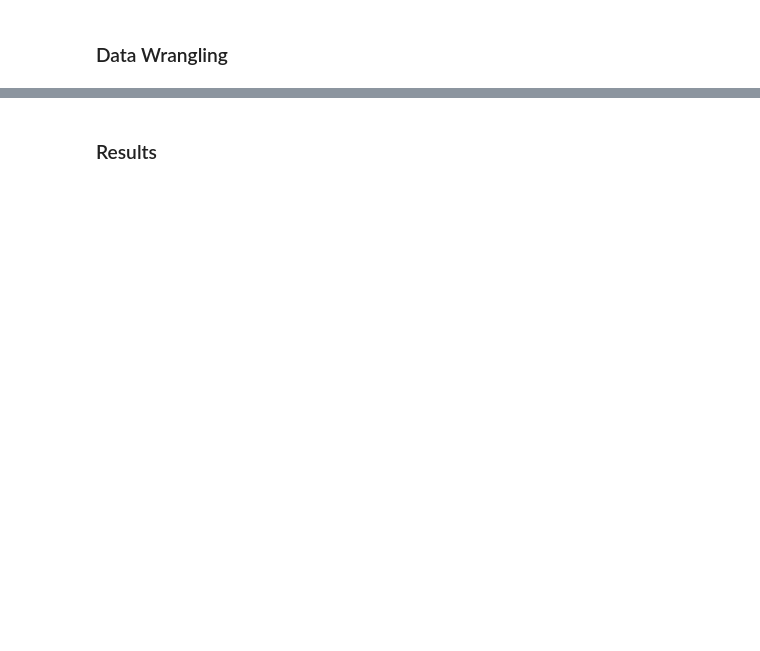
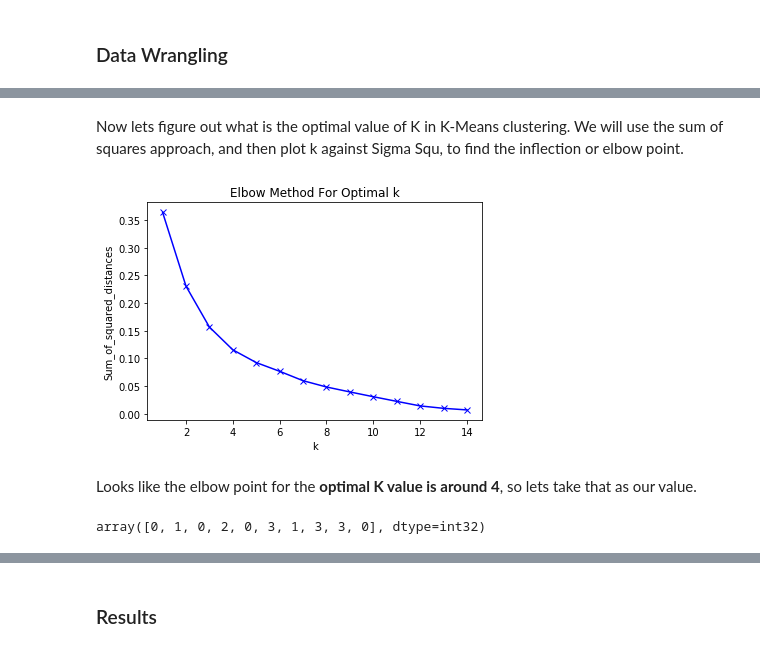
Before and after one commit to brian-naylor/Coursera_Capstone, a Jupyter notebook: Battle of the Neighborhoods (week 1 and 2).ipynb, the cells around one changed output, grey strips where cells are left out. Cells and saved outputs as stored; diff of their text form; code cells hidden in the pictures; blank space fills up the shorter version.

```diff
--- a/Battle of the Neighborhoods (week 1 and 2).ipynb
+++ b/Battle of the Neighborhoods (week 1 and 2).ipynb
@@ -92,0 +418,12 @@ Its also important to consider the tooling, and we will be using the following;
+# %%
+# one hot encoding
+mk_onehot = pd.get_dummies(mk_venues[['Venue Category']], prefix="", prefix_sep="")
+
+# add neighborhood column back to dataframe
+mk_onehot['Borough'] = mk_venues['Borough']
+
+# move neighborhood column to the first column
+fixed_columns = [mk_onehot.columns[-1]] + list(mk_onehot.columns[:-1])
+mk_onehot = mk_onehot[fixed_columns]
+
+mk_onehot.head()
@@ -92,0 +438,3 @@ Its also important to consider the tooling, and we will be using the following;
+# %%
+mk_grouped = mk_onehot.groupby('Borough').mean().reset_index()
+mk_grouped
@@ -92,0 +537,33 @@ Its also important to consider the tooling, and we will be using the following;
+# %%
+mk_grouped_clustering = mk_grouped.drop('Borough', 1)
+# %% [markdown]
+Now lets figure out what is the optimal value of K in K-Means clustering.
+We will use the sum of squares approach, and then plot k against Sigma Squ, to find the inflection or elbow point.
+# %%
+Sum_of_squared_distances = []
+K = range(1,15)
+for k in K:
+    km = KMeans(n_clusters=k, random_state=0)
+    km = km.fit(mk_grouped_clustering)
+    Sum_of_squared_distances.append(km.inertia_)
+# %%
+plt.plot(K, Sum_of_squared_distances, 'bx-')
+plt.xlabel('k')
+plt.ylabel('Sum_of_squared_distances')
+plt.title('Elbow Method For Optimal k')
+plt.show()
+# %% [output]
+[figure, added]
+# %% [markdown]
+Looks like the elbow point for the **optimal K value is around 4**, so lets take that as our value.
+# %%
+# set number of clusters
+kclusters = 4
+
+# run k-means clustering
+kmeans = KMeans(n_clusters=kclusters, random_state=0).fit(mk_grouped_clustering)
+
+# check cluster labels generated for each row in the dataframe
+kmeans.labels_[0:10]
+# %% [output]
+array([0, 1, 0, 2, 0, 3, 1, 3, 3, 0], dtype=int32)
```
Also changed, not shown: parts of 43 cells of this notebook.
